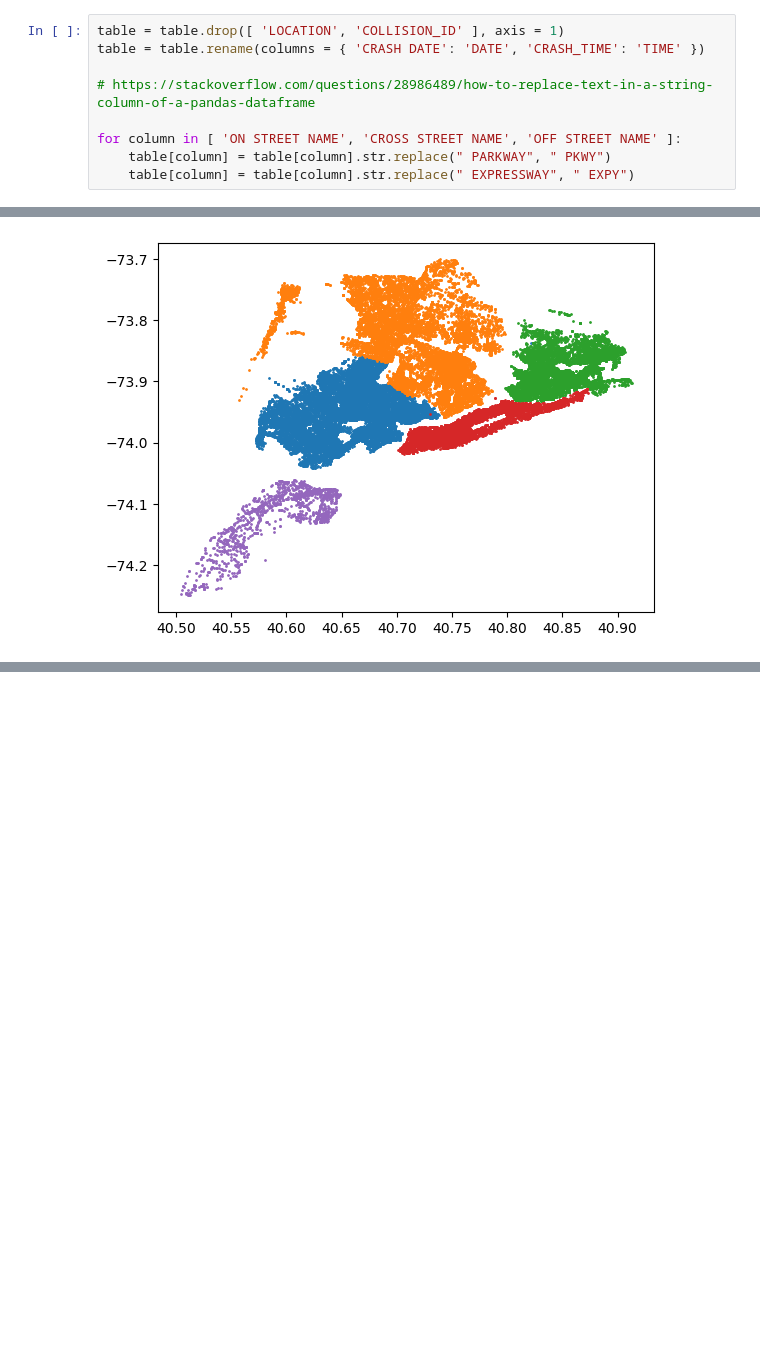
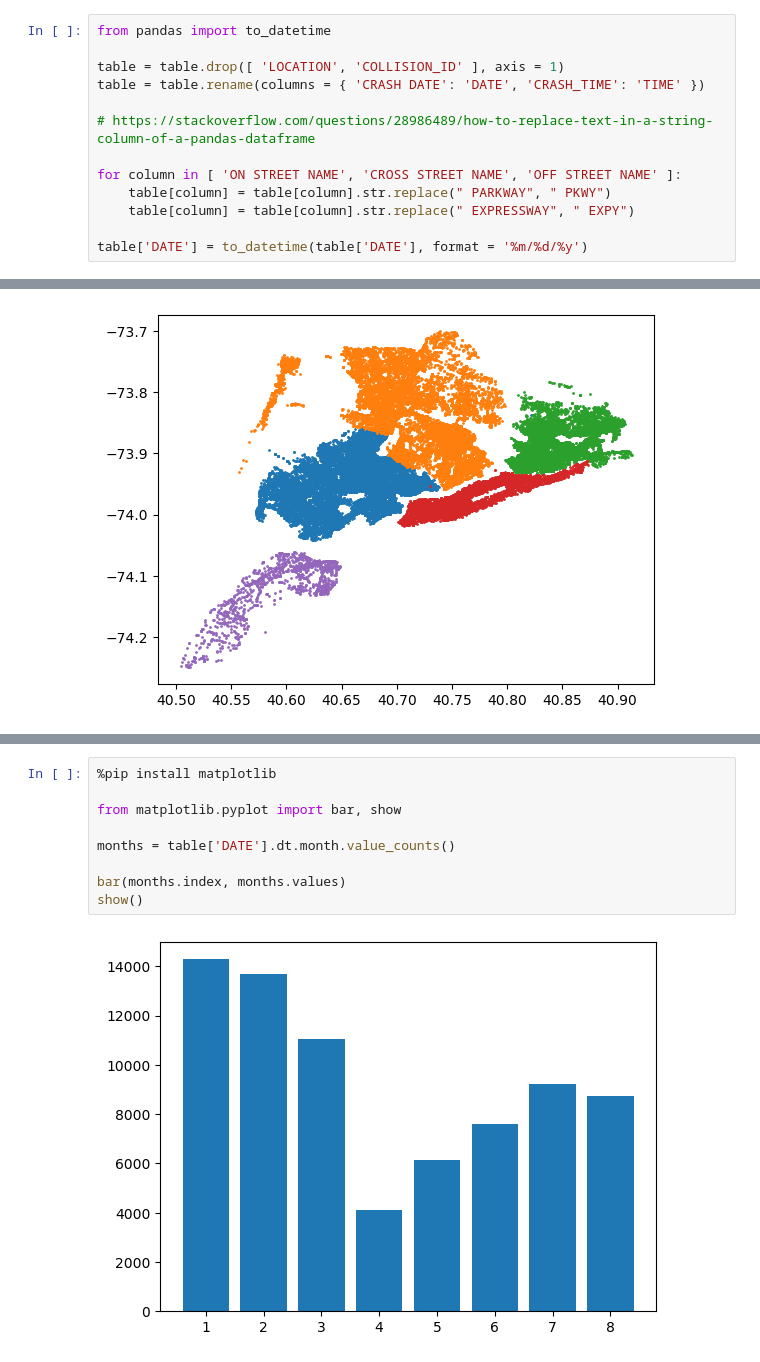
Before and after one commit to ishanpranav/traffic-accidents, a Jupyter notebook: src/traffic_accidents.ipynb, the cells around one changed output, grey strips where cells are left out. Cells and saved outputs as stored; diff of their text form; blank space fills up the shorter version.

```diff
--- a/src/traffic_accidents.ipynb
+++ b/src/traffic_accidents.ipynb
@@ -167,4 +169,6 @@ From observing the data, we notice that "EXPRESSWAY" is sometimes abbreviated "E
 # %%
+from pandas import to_datetime
+
 table = table.drop([ 'LOCATION', 'COLLISION_ID' ], axis = 1)
 table = table.rename(columns = { 'CRASH DATE': 'DATE', 'CRASH_TIME': 'TIME' })
 
@@ -173,6 +177,8 @@ table = table.rename(columns = { 'CRASH DATE': 'DATE', 'CRASH_TIME': 'TIME' })
 for column in [ 'ON STREET NAME', 'CROSS STREET NAME', 'OFF STREET NAME' ]:
     table[column] = table[column].str.replace(" PARKWAY", " PKWY")
     table[column] = table[column].str.replace(" EXPRESSWAY", " EXPY")
+
+table['DATE'] = to_datetime(table['DATE'], format = '%m/%d/%y')
 # %% [markdown]
 ## Step 5: Determine the top 3 streets
 
@@ -283,0 +330,11 @@ show()
+# %%
+%pip install matplotlib
+
+from matplotlib.pyplot import bar, show
+
+months = table['DATE'].dt.month.value_counts()
+
+bar(months.index, months.values)
+show()
+# %% [output]
+[figure, added]
```
Also changed, not shown: parts of 12 cells of this notebook.
